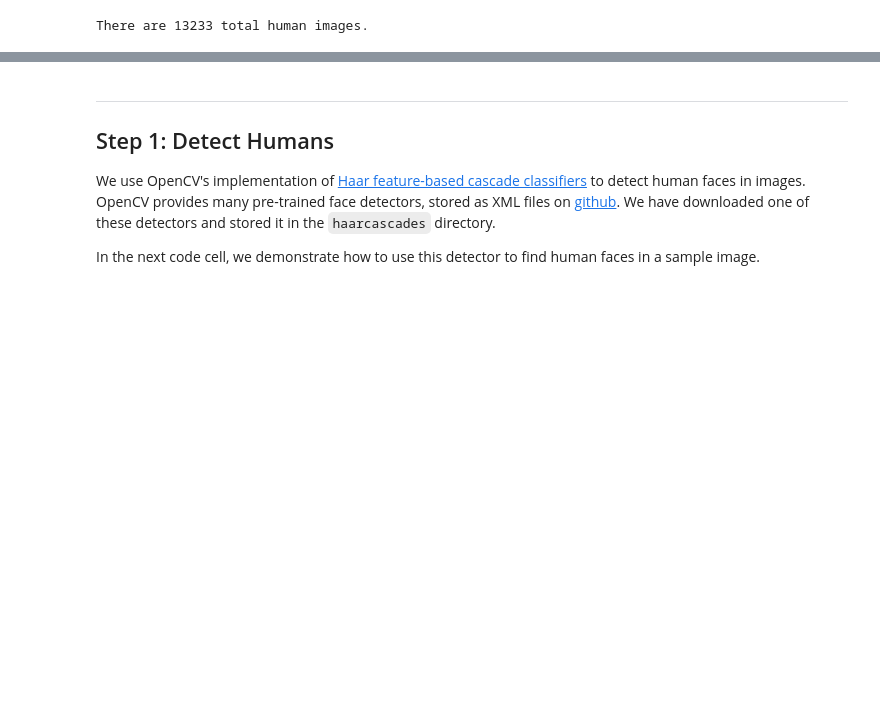
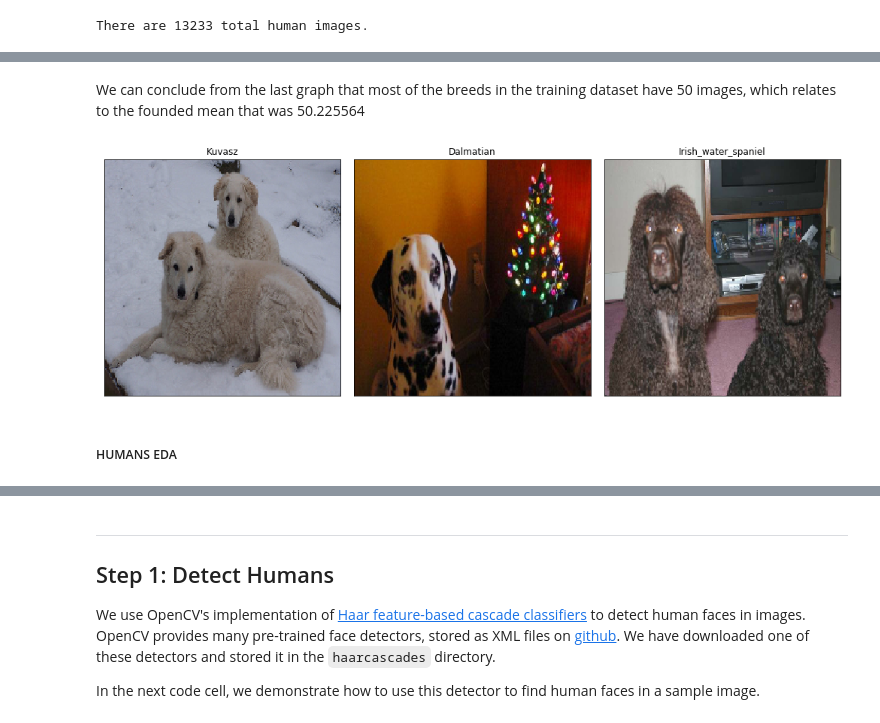
Before and after one commit to alexrop/cnn_dog_breed_classifier, a Jupyter notebook: dog_app.ipynb, the cells around one changed output, grey strips where cells are left out. Drawn from its saved outputs; the diff is of its cells as text; code cells hidden in the pictures; blank space fills up the shorter version.

```diff
--- a/dog_app.ipynb
+++ b/dog_app.ipynb
@@ -111,0 +269,27 @@ There are 13233 total human images.
+# %% [markdown]
+We can conclude from the last graph that most of the breeds in the training dataset have 50 images, which relates to the founded mean that was 50.225564
+# %%
+# Getting a preview of the dog breeds pics from the data
+import cv2
+fig, axes = plt.subplots(1, 3, figsize = (14, 10))
+for i, ax in enumerate(axes.flatten()):
+    # read
+    img = cv2.imread(human_files[i])
+    # change color format from BGR to RGB
+    img = cv2.cvtColor(img, cv2.COLOR_BGR2RGB)
+    # resize
+    img = cv2.resize(img, (224, 224))
+    # get the label of the image
+    label = np.argmax(train_targets[i], axis = -1)
+    label = dog_names[label].split('.')[-1]
+    # display the image
+    ax.imshow(img)
+    # set label on the image
+    ax.set_title(label)
+    ax.get_xaxis().set_visible(False)
+    ax.get_yaxis().set_visible(False)
+    plt.tight_layout()
+# %% [output]
+[figure, added]
+# %% [markdown]
+##### HUMANS EDA
```
Also changed, not shown: parts of 38 cells of this notebook, 1 other file.
